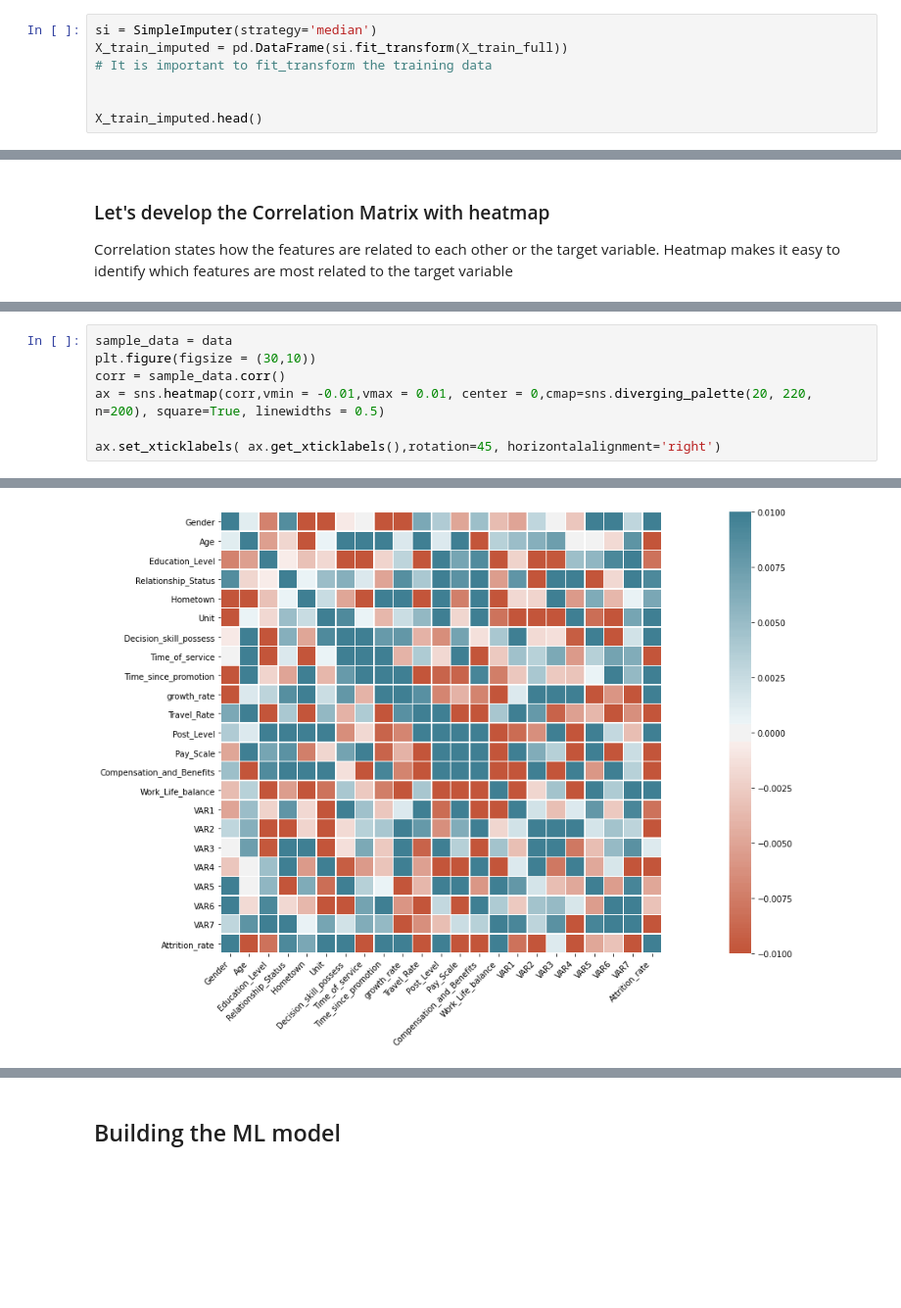
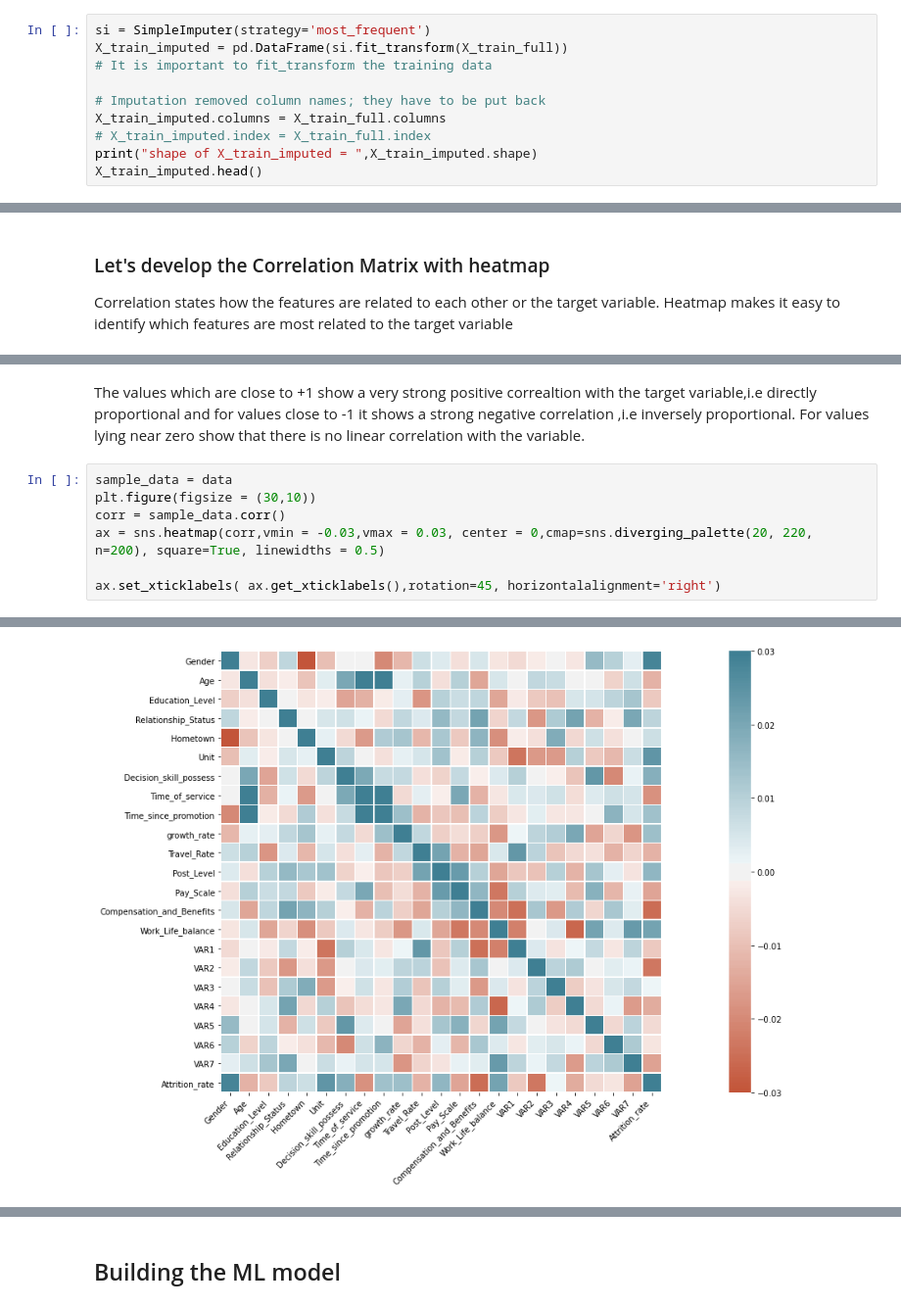
Before and after one commit to partha2000/Employee_attrition_rate_predictor, a Jupyter notebook: eda/EDA report made with kaggle.ipynb, the cells around one changed output, grey strips where cells are left out. Shown at 98% size. Drawn from its saved outputs; the diff is of its cells as text; blank space fills up the shorter version.

```diff
--- a/eda/EDA report made with kaggle.ipynb
+++ b/eda/EDA report made with kaggle.ipynb
@@ -219,10 +241,13 @@ X_valid_full.head()
 # %% [markdown]
 ## Imputation
 # %%
-si = SimpleImputer(strategy='median')
+si = SimpleImputer(strategy='most_frequent')
 X_train_imputed = pd.DataFrame(si.fit_transform(X_train_full))
 # It is important to fit_transform the training data
 
-
+# Imputation removed column names; they have to be put back
+X_train_imputed.columns = X_train_full.columns
+# X_train_imputed.index = X_train_full.index
+print("shape of X_train_imputed = ",X_train_imputed.shape)
 X_train_imputed.head()
 # %% [output]
@@ -491,27 +520,29 @@ Correlation states how the features are related to each other or the target vari
+# %% [markdown]
+The values which are close to +1 show a very strong positive correaltion with the target variable,i.e directly proportional and for values close to -1 it shows a strong negative correlation ,i.e inversely proportional. For values lying near zero show that there is no linear correlation with the variable.
 # %%
 sample_data = data
 plt.figure(figsize = (30,10))
 corr = sample_data.corr()
-ax = sns.heatmap(corr,vmin = -0.01,vmax = 0.01, center = 0,cmap=sns.diverging_palette(20, 220, n=200), square=True, linewidths = 0.5)
+ax = sns.heatmap(corr,vmin = -0.03,vmax = 0.03, center = 0,cmap=sns.diverging_palette(20, 220, n=200), square=True, linewidths = 0.5)
 
 ax.set_xticklabels( ax.get_xticklabels(),rotation=45, horizontalalignment='right')
 # %% [output]
 [Text(0.5, 0, 'Gender'),
  Text(1.5, 0, 'Age'),
  Text(2.5, 0, 'Education_Level'),
  Text(3.5, 0, 'Relationship_Status'),
  Text(4.5, 0, 'Hometown'),
  Text(5.5, 0, 'Unit'),
  Text(6.5, 0, 'Decision_skill_possess'),
  Text(7.5, 0, 'Time_of_service'),
  Text(8.5, 0, 'Time_since_promotion'),
  Text(9.5, 0, 'growth_rate'),
  Text(10.5, 0, 'Travel_Rate'),
  Text(11.5, 0, 'Post_Level'),
 ... (7 lines left out)
  Text(19.5, 0, 'VAR5'),
  Text(20.5, 0, 'VAR6'),
  Text(21.5, 0, 'VAR7'),
  Text(22.5, 0, 'Attrition_rate')]
-[figure, old version]
+[figure, new version]
 # %% [markdown]
```
Also changed, not shown: parts of 85 cells of this notebook, 20 other files.
